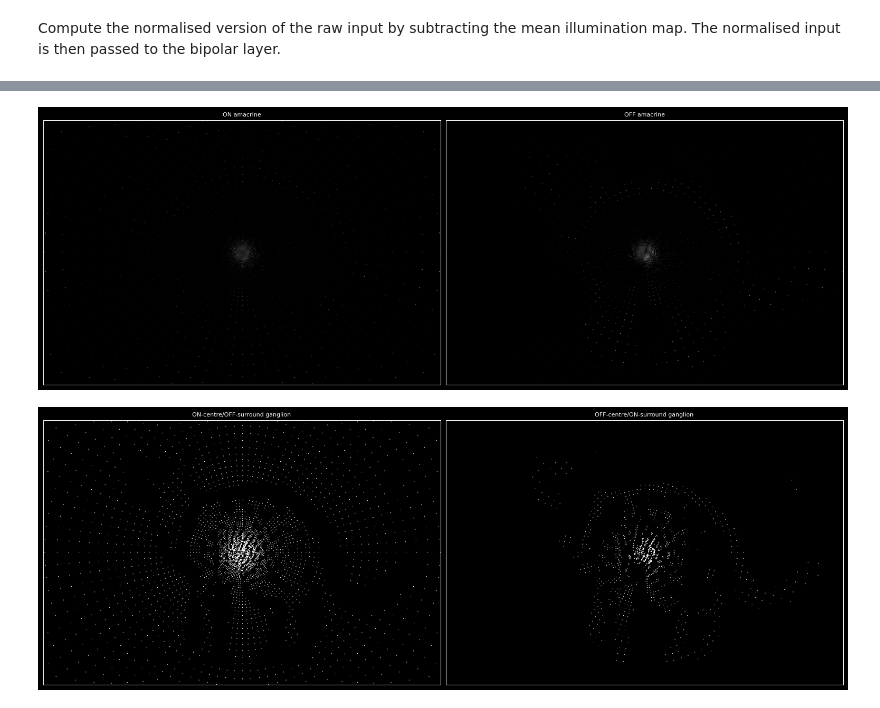
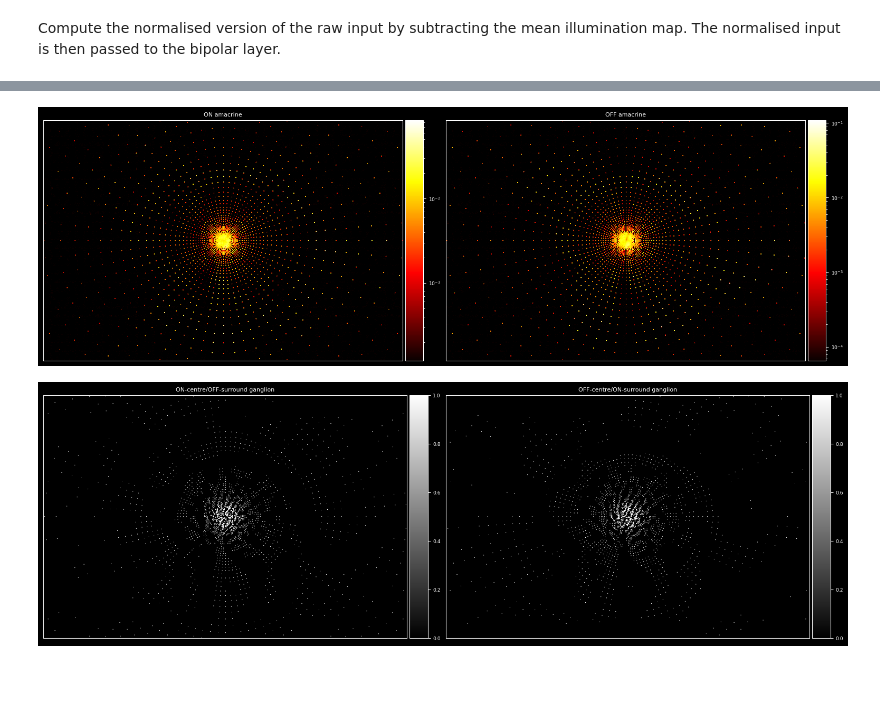
Before and after one commit to cantordust/pyrception, a Jupyter notebook: docs/source/notebooks/image.ipynb, the cells around one changed output, grey strips where cells are left out. Cells and saved outputs as stored; diff of their text form; code cells hidden in the pictures; blank space fills up the shorter version.

```diff
--- a/docs/source/notebooks/image.ipynb
+++ b/docs/source/notebooks/image.ipynb
@@ -65,12 +71,12 @@ Convenience functions for plotting parameters
 def implot(x: np.ndarray, **kwargs):
     kw = image_kw.copy()
     kw.update(kwargs)
-    return ImagePlot(x, **kwargs)
+    return ImagePlot(x, **kw)
 
 def scatplot(x: np.ndarray, **kwargs):
-    kw = image_kw.copy()
+    kw = scatter_kw.copy()
     kw.update(kwargs)
-    return ScatterPlot(x, **kwargs)
+    return ScatterPlot(x, **kw)
 # %% [markdown]
 ## Receptor layer
 # %%
@@ -91,10 +97,15 @@ hl_params = {
     "sectors": 64,
     "rf_params": {
         "kernel_params": {
-            "filter": pct.KernelFilter.Gaussian,
+            "shape": pct.KernelShape.Elliptic,
+            "filter": pct.KernelFilter.Uniform,
+            # "aspect": (1.0, 1.5),
             "min_size": 3,
             "scale": 1.0,
-        }
+            # "params": {
+            #     "angle": 45,
+            # },
+        },
     },
 }
 
@@ -135,7 +159,7 @@ bl_params = {
     "sectors": 128,
     "rf_params": {
         "kernel_params": {
-            "filter": pct.KernelFilter.Flat,
+            "filter": pct.KernelFilter.Uniform,
         }
     },
 }
@@ -178,7 +204,7 @@ al_params = {
     "sectors": 64,
     "rf_params": {
         "kernel_params": {
-            "filter": pct.KernelFilter.Flat,
+            "filter": pct.KernelFilter.Uniform,
             "min_size": 3,
             "scale": 1.25,
         }
@@ -336,22 +379,32 @@ off_plot = implot(bp_off_canvas, title = "OFF bipolar")
 # %%
 al_on_canvas = np.zeros((h, w))
 al_off_canvas = np.zeros((h, w))
 
 al_on_canvas[al.rfs.cell_coordinates[:, 0], al.rfs.cell_coordinates[:, 1]] = al_on
 al_off_canvas[al.rfs.cell_coordinates[:, 0], al.rfs.cell_coordinates[:, 1]] = al_off
 
-al_on_plot = implot(al_on_canvas, title="ON amacrine", spines=True)
-al_off_plot = implot(al_off_canvas, title="OFF amacrine", spines=True)
+al_on_plot = implot(
+    al_on_canvas,
+    title="ON amacrine",
+    spines=True,
+    norm=colors.LogNorm()
+)
+al_off_plot = implot(
+    al_off_canvas,
+    title="OFF amacrine",
+    spines=True,
+    norm=colors.LogNorm()
+)
 
 (fig, _, _) = pf.plot(
     [al_on_plot, al_off_plot],
     # [al_on_plot],
     # [al_off_plot],
     figsize=(16, 10),
     **plot_kw,
 )
 # %% [output]
-[figure, old version]
+[figure, new version]
 # %%
 (gl_on_off, gl_off_on) = gl.forward()
 # %%
@@ -366,10 +419,16 @@ gl_off_on_canvas[
 ] = gl_off_on
 
 gl_on_off_plot = implot(
-    gl_on_off_canvas, title="ON-centre/OFF-surround ganglion", spines=True
+    gl_on_off_canvas,
+    title="ON-centre/OFF-surround ganglion",
+    spines=True,
+    cmap="gray",
 )
 gl_off_on_plot = implot(
-    gl_off_on_canvas, title="OFF-centre/ON-surround ganglion", spines=True
+    gl_off_on_canvas,
+    title="OFF-centre/ON-surround ganglion",
+    spines=True,
+    cmap="gray",
 )
 
 (fig, _, _) = pf.plot(
@@ -378,7 +437,7 @@ gl_off_on_plot = implot(
     **plot_kw,
 )
 # %% [output]
-[figure, old version]
+[figure, new version]
 # %%
 print(f"==[ Active ganglion cells:")
 print(f"==[ ON/OFF: {gl_on_off.sum()} / {len(gl_on_off)}")
```
Also changed, not shown: parts of 21 cells of this notebook, 14 other files.
